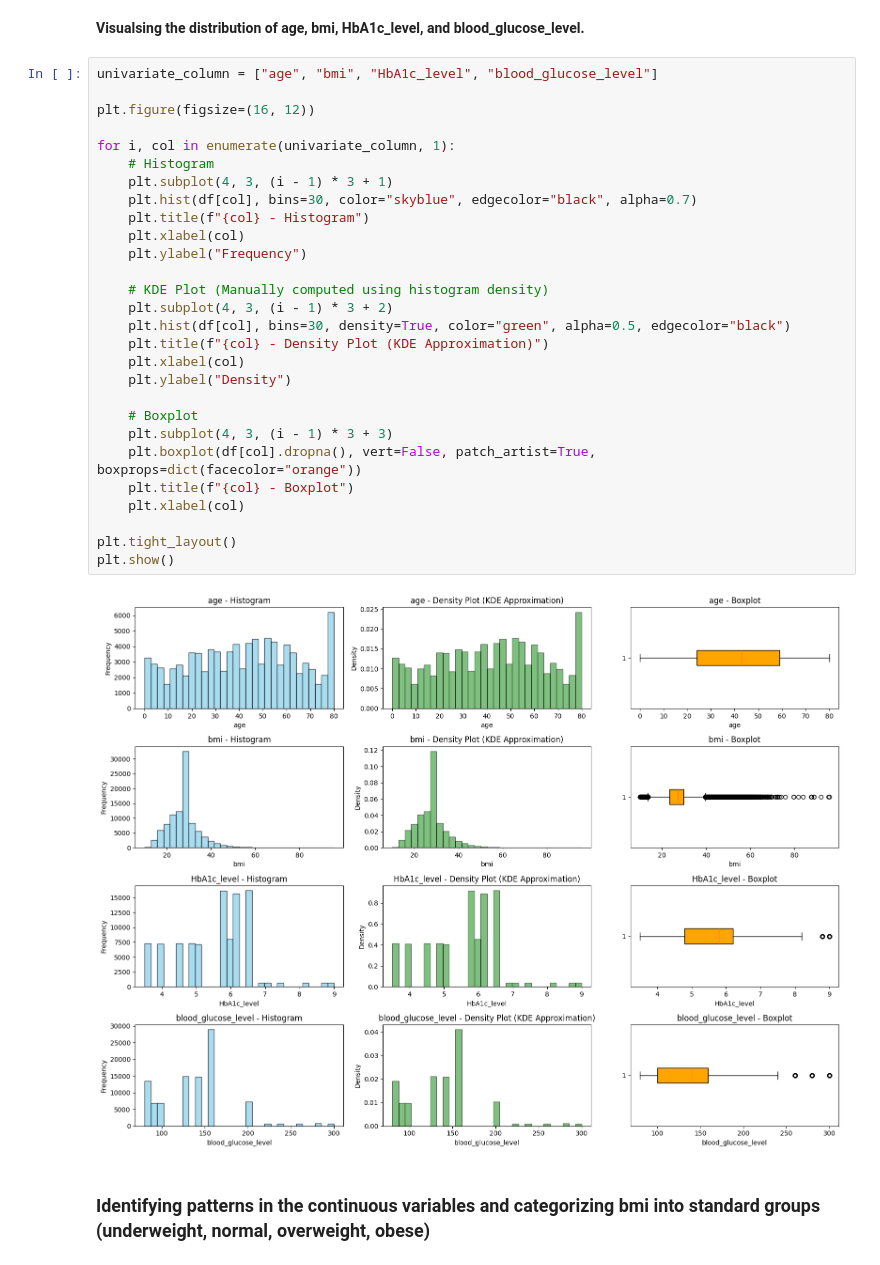
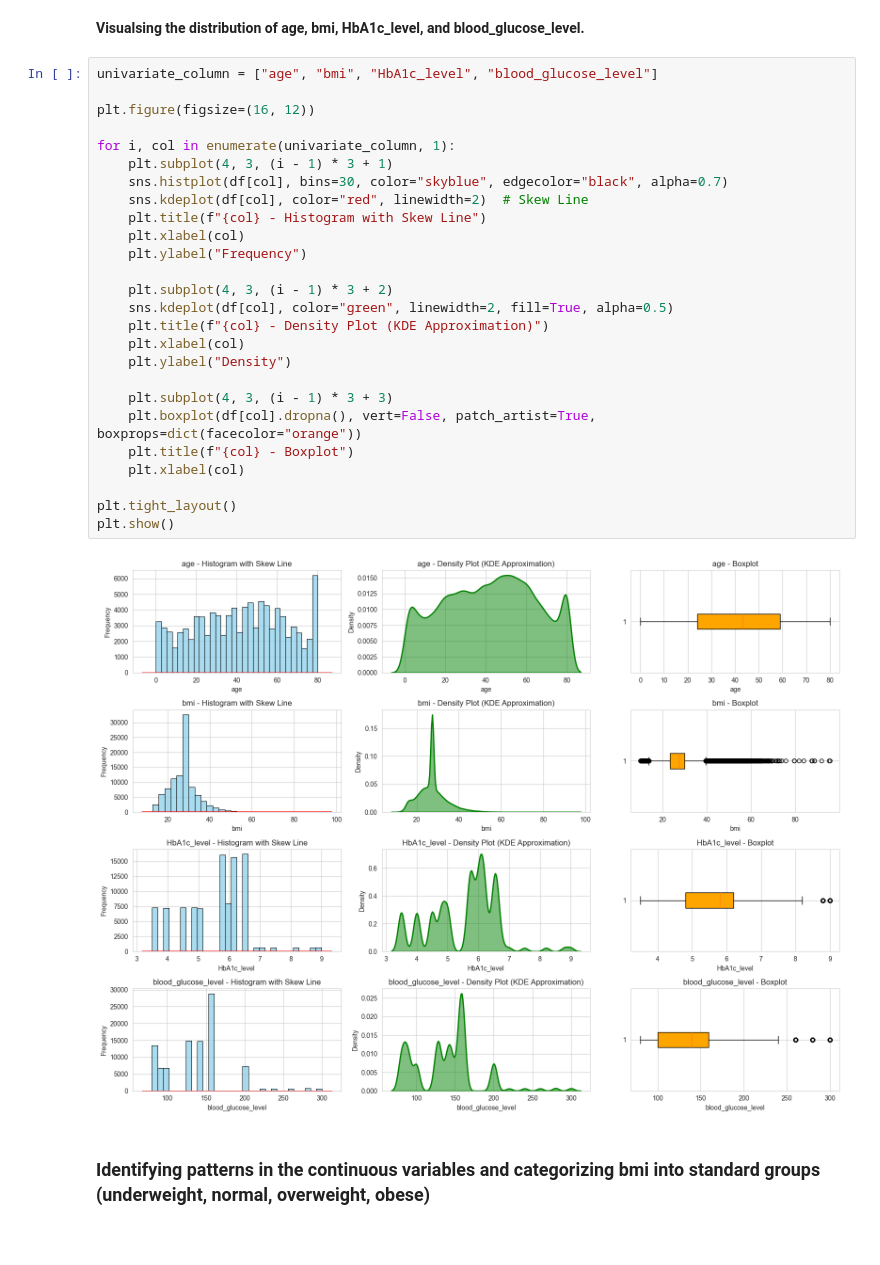
Before and after one commit to amalsalilan/GlucoSense_AI-Powered_Diabetes_Detection_for_Early_Intervention_Infosys_Internship_Oct2025, a Jupyter notebook: infosys_eda.ipynb, the cells around one changed output. Saved outputs shown, nothing was run; the diff lists cells and outputs as text.

```diff
--- a/infosys_eda.ipynb
+++ b/infosys_eda.ipynb
@@ -215,36 +256,34 @@ Name: proportion, dtype: float64
 # 2. UNIVARIATE ANALYSIS
 # %% [markdown]
  **Visualsing the distribution of age, bmi, HbA1c_level, and blood_glucose_level.**
-# %%
-univariate_column = ["age", "bmi", "HbA1c_level", "blood_glucose_level"]
-
-plt.figure(figsize=(16, 12))
-
-for i, col in enumerate(univariate_column, 1):
-    # Histogram
-    plt.subplot(4, 3, (i - 1) * 3 + 1)
-    plt.hist(df[col], bins=30, color="skyblue", edgecolor="black", alpha=0.7)
-    plt.title(f"{col} - Histogram")
-    plt.xlabel(col)
-    plt.ylabel("Frequency")
-
-    # KDE Plot (Manually computed using histogram density)
-    plt.subplot(4, 3, (i - 1) * 3 + 2)
-    plt.hist(df[col], bins=30, density=True, color="green", alpha=0.5, edgecolor="black")
-    plt.title(f"{col} - Density Plot (KDE Approximation)")
-    plt.xlabel(col)
-    plt.ylabel("Density")
-
-    # Boxplot
-    plt.subplot(4, 3, (i - 1) * 3 + 3)
-    plt.boxplot(df[col].dropna(), vert=False, patch_artist=True, boxprops=dict(facecolor="orange"))
-    plt.title(f"{col} - Boxplot")
-    plt.xlabel(col)
-
-plt.tight_layout()
-plt.show()
-# %% [output]
-[figure, removed]
+# %%
+univariate_column = ["age", "bmi", "HbA1c_level", "blood_glucose_level"]
+
+plt.figure(figsize=(16, 12))
+
+for i, col in enumerate(univariate_column, 1):
+    plt.subplot(4, 3, (i - 1) * 3 + 1)
+    sns.histplot(df[col], bins=30, color="skyblue", edgecolor="black", alpha=0.7)
+    sns.kdeplot(df[col], color="red", linewidth=2)  # Skew Line
+    plt.title(f"{col} - Histogram with Skew Line")
+    plt.xlabel(col)
+    plt.ylabel("Frequency")
+
+    plt.subplot(4, 3, (i - 1) * 3 + 2)
+    sns.kdeplot(df[col], color="green", linewidth=2, fill=True, alpha=0.5)
+    plt.title(f"{col} - Density Plot (KDE Approximation)")
+    plt.xlabel(col)
+    plt.ylabel("Density")
+
+    plt.subplot(4, 3, (i - 1) * 3 + 3)
+    plt.boxplot(df[col].dropna(), vert=False, patch_artist=True, boxprops=dict(facecolor="orange"))
+    plt.title(f"{col} - Boxplot")
+    plt.xlabel(col)
+
+plt.tight_layout()
+plt.show()
+# %% [output]
+[figure, added]
 # %% [markdown]
 ### Identifying patterns in the continuous variables and categorizing bmi into standard groups (underweight, normal, overweight, obese)
 # %%
```
Also changed, not shown: parts of 15 cells of this notebook.
